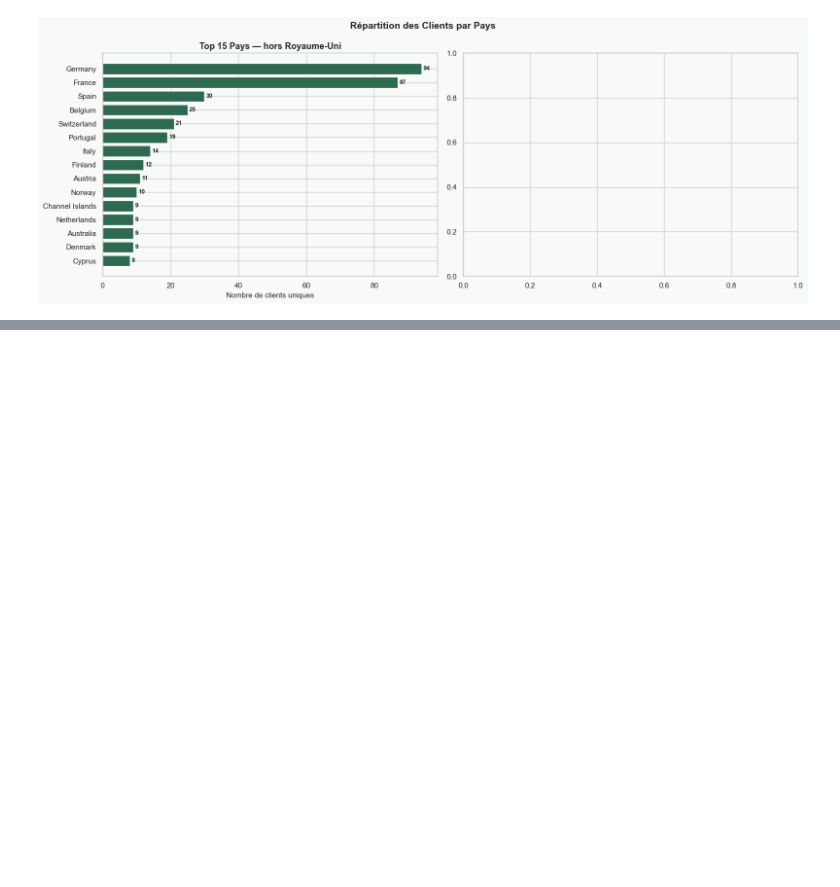
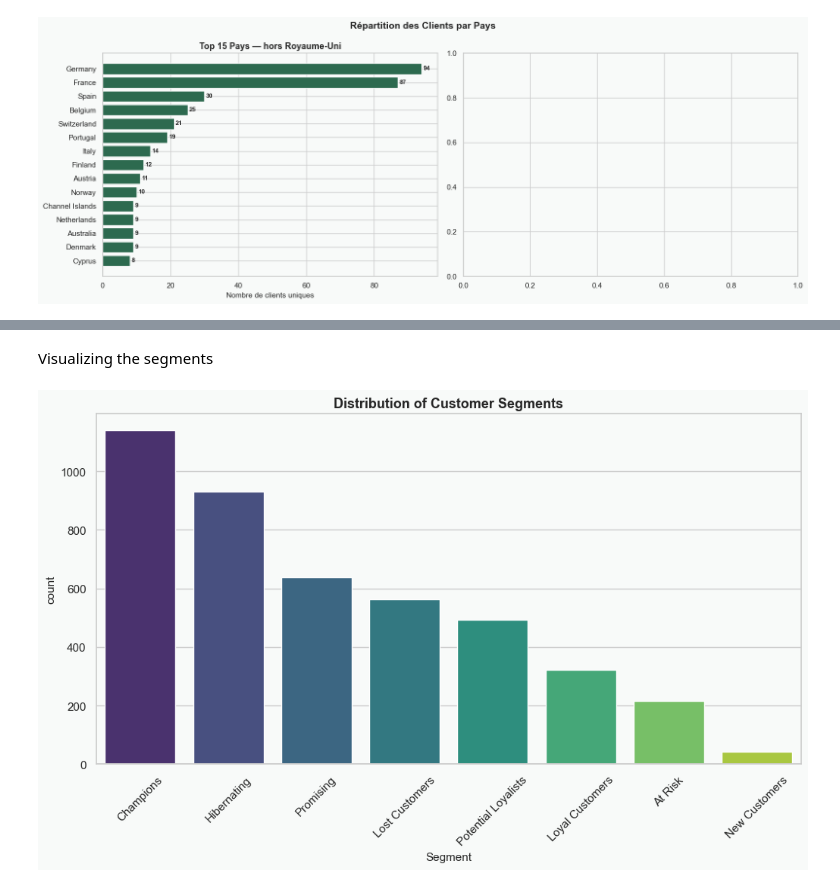
Before and after one commit to nad02k/Client-segmentation-notebook, a Jupyter notebook: exploration_dataset.ipynb, the cells around one changed output, grey strips where cells are left out. Saved outputs shown, nothing was run; the diff lists cells and outputs as text; code cells hidden in the pictures; blank space fills up the shorter version.

```diff
--- a/exploration_dataset.ipynb
+++ b/exploration_dataset.ipynb
@@ -648,0 +719,11 @@ plt.show()
+# %%
+# Diviser en 5 groupes par quantiles
+rfm['R_Score'] = pd.qcut(rfm['Recency'], 5, labels=[5, 4, 3, 2, 1])
+rfm['F_Score'] = pd.qcut(rfm['Frequency'].rank(method='first'), 5, labels=[1, 2, 3, 4, 5])
+rfm['M_Score'] = pd.qcut(rfm['Monetary'], 5, labels=[1, 2, 3, 4, 5])
+
+# Créer le score RFM combiné
+rfm['RFM_Group'] = rfm['R_Score'].astype(str) + rfm['F_Score'].astype(str) + rfm['M_Score'].astype(str)
+rfm['RFM_Score'] = rfm[['R_Score', 'F_Score', 'M_Score']].astype(int).sum(axis=1)
+
+rfm.head()
@@ -648,0 +741,24 @@ plt.show()
+# %%
+def segment_customer(df):
+    r = int(df['R_Score'])
+    f = int(df['F_Score'])
+
+    if r >= 4 and f >= 4:
+        return 'Champions'
+    elif r >= 3 and f >= 4:
+        return 'Loyal Customers'
+    elif r >= 4 and f >= 2:
+        return 'Potential Loyalists'
+    elif r >= 5 and f == 1:
+        return 'New Customers'
+    elif r >= 3 and f >= 1:
+        return 'Promising'
+    elif r == 2 and f >= 4:
+        return 'At Risk'
+    elif r <= 2 and f >= 2:
+        return 'Hibernating'
+    else:
+        return 'Lost Customers'
+
+rfm['Segment'] = rfm.apply(segment_customer, axis=1)
+rfm['Segment'].value_counts()
@@ -648,0 +776,13 @@ plt.show()
+# %% [markdown]
+Visualizing the segments
+# %%
+import seaborn as sns
+import matplotlib.pyplot as plt
+
+plt.figure(figsize=(12, 6))
+sns.countplot(data=rfm, x='Segment', palette='viridis', order=rfm['Segment'].value_counts().index)
+plt.title('Distribution of Customer Segments')
+plt.xticks(rotation=45)
+plt.show()
+# %% [output]
+[figure, added]
```
Also changed, not shown: parts of 17 cells of this notebook.
